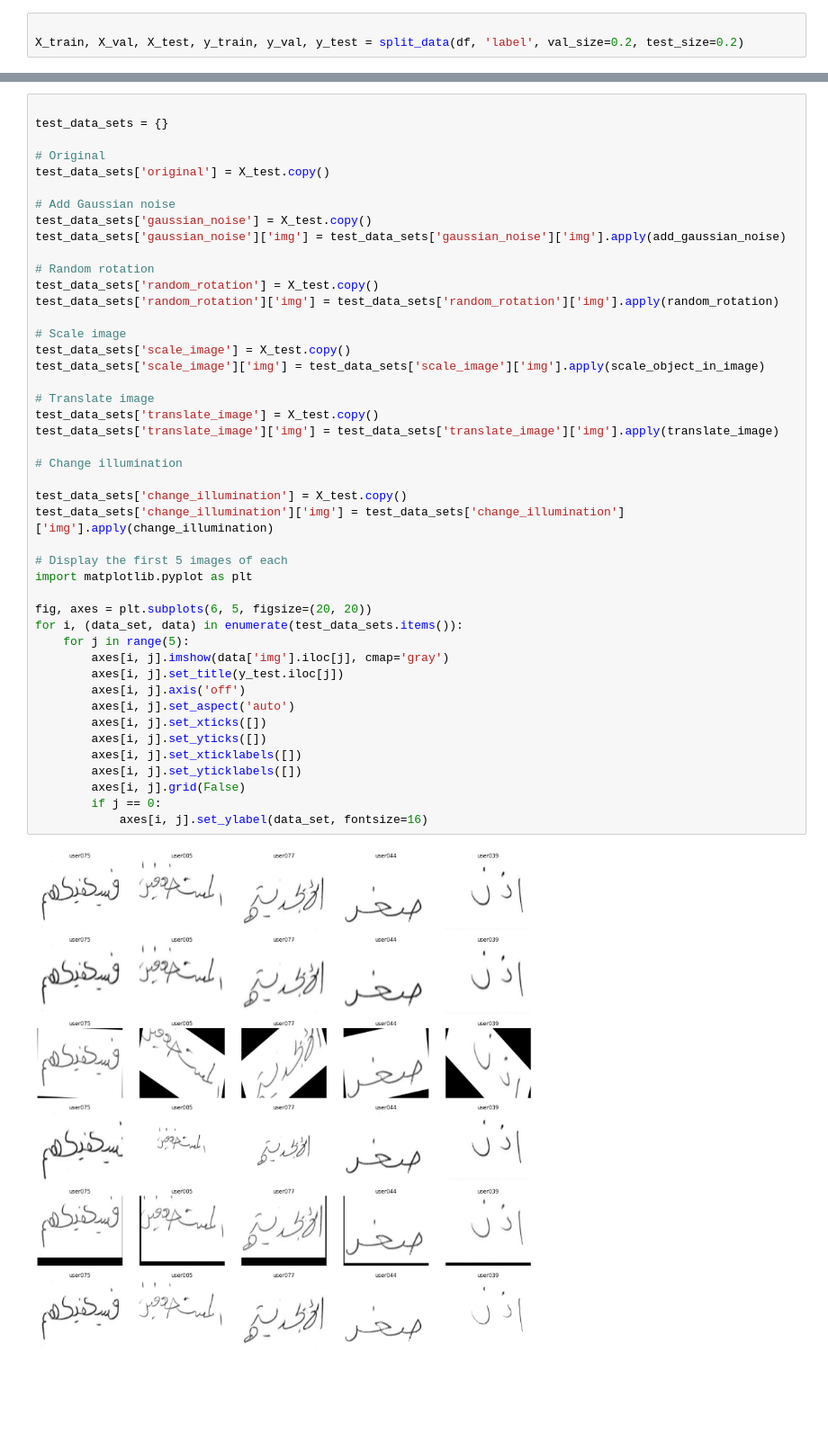
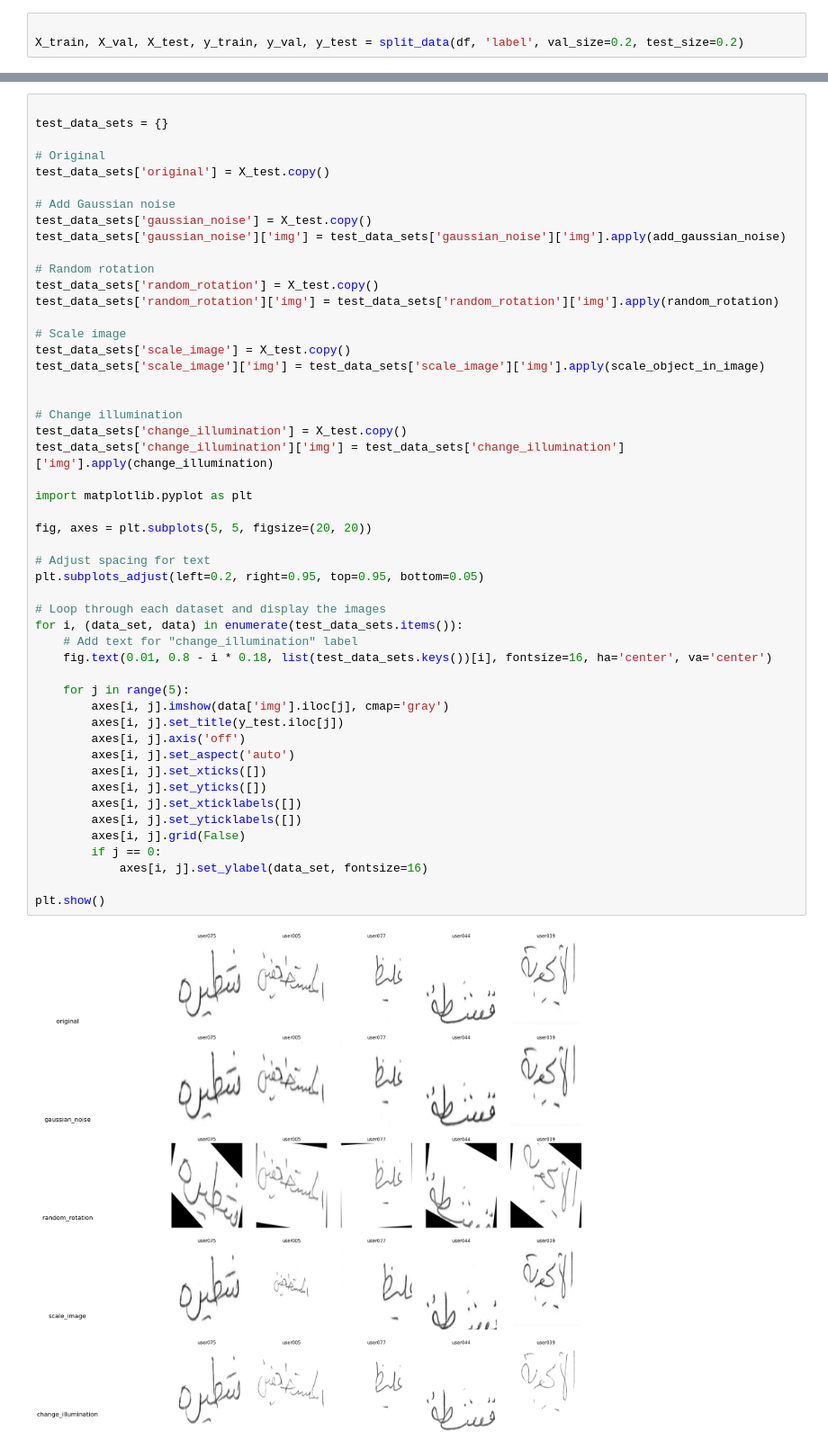
Before and after one commit to Mohammed-Abed-Alkareem/Arabic-Handwriting-Identification-Local-Feature-Extraction, a Jupyter notebook: AssignmentFiles/1210708_file.ipynb, the cells around one changed output, grey strips where cells are left out. Shown at 90% size. Drawn from its saved outputs; the diff is of its cells as text; blank space fills up the shorter version.

```diff
--- a/AssignmentFiles/1210708_file.ipynb
+++ b/AssignmentFiles/1210708_file.ipynb
@@ -186,38 +499,43 @@ test_data_sets['gaussian_noise']['img'] = test_data_sets['gaussian_noise']['img'
 
 # Random rotation
 test_data_sets['random_rotation'] = X_test.copy()
 test_data_sets['random_rotation']['img'] = test_data_sets['random_rotation']['img'].apply(random_rotation)
 
 # Scale image
 test_data_sets['scale_image'] = X_test.copy()
 test_data_sets['scale_image']['img'] = test_data_sets['scale_image']['img'].apply(scale_object_in_image)
 
-# Translate image
-test_data_sets['translate_image'] = X_test.copy()
-test_data_sets['translate_image']['img'] = test_data_sets['translate_image']['img'].apply(translate_image)
 
 # Change illumination
-
 test_data_sets['change_illumination'] = X_test.copy()
 test_data_sets['change_illumination']['img'] = test_data_sets['change_illumination']['img'].apply(change_illumination)
 
-# Display the first 5 images of each
 import matplotlib.pyplot as plt
 
-fig, axes = plt.subplots(6, 5, figsize=(20, 20))
+fig, axes = plt.subplots(5, 5, figsize=(20, 20))
+
+# Adjust spacing for text
+plt.subplots_adjust(left=0.2, right=0.95, top=0.95, bottom=0.05)
+
+# Loop through each dataset and display the images
 for i, (data_set, data) in enumerate(test_data_sets.items()):
+    # Add text for "change_illumination" label
+    fig.text(0.01, 0.8 - i * 0.18, list(test_data_sets.keys())[i], fontsize=16, ha='center', va='center')
+
     for j in range(5):
         axes[i, j].imshow(data['img'].iloc[j], cmap='gray')
         axes[i, j].set_title(y_test.iloc[j])
         axes[i, j].axis('off')
         axes[i, j].set_aspect('auto')
         axes[i, j].set_xticks([])
         axes[i, j].set_yticks([])
         axes[i, j].set_xticklabels([])
         axes[i, j].set_yticklabels([])
         axes[i, j].grid(False)
         if j == 0:
             axes[i, j].set_ylabel(data_set, fontsize=16)
+
+plt.show()
 # %% [output]
-[figure, old version]
+[figure, new version]
 # %%
```
Also changed, not shown: parts of 43 cells of this notebook, 14 other files.
